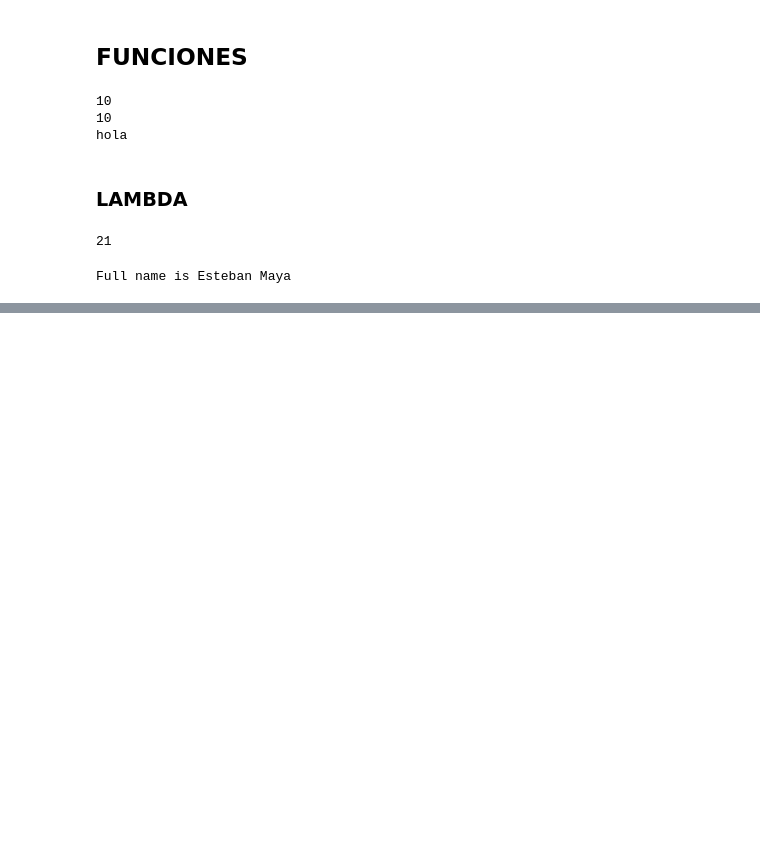
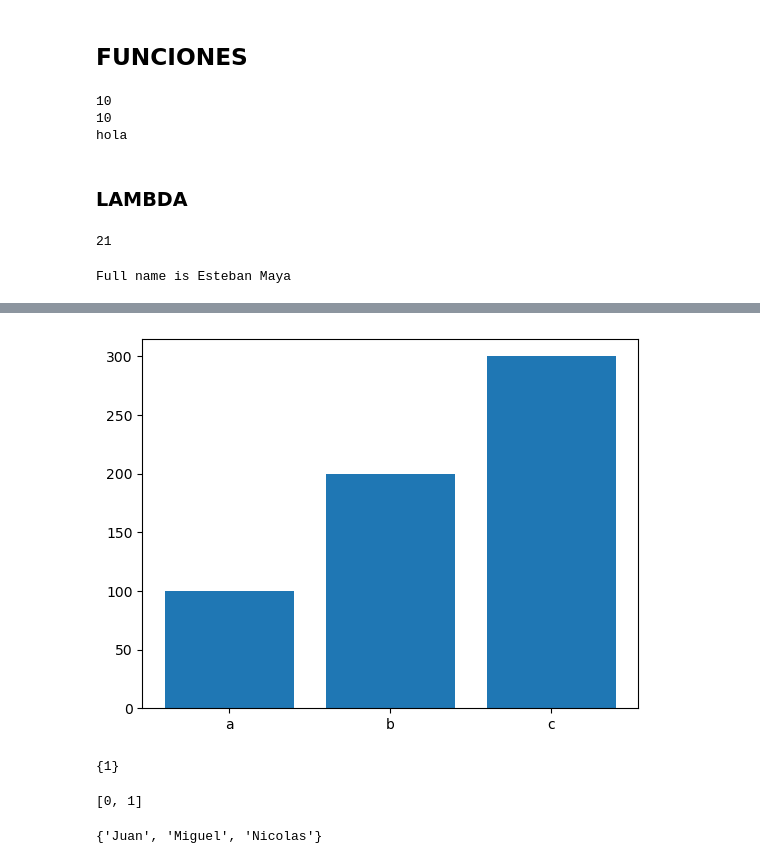
Before and after one commit to EstebanMa12/ETAPA-2-AVANZATECH, a Jupyter notebook: modulo2.ipynb, the cells around one changed output, grey strips where cells are left out. Saved outputs shown, nothing was run; the diff lists cells and outputs as text; code cells hidden in the pictures; blank space fills up the shorter version.

```diff
--- a/modulo2.ipynb
+++ b/modulo2.ipynb
@@ -206,0 +433,20 @@ Full name is Esteban Maya
+# %%
+generate_bar_chart()
+# %% [output]
+[figure, added]
+# %%
+a = {1,2}
+b = {2,3}
+print(a - b)
+# %% [output]
+{1}
+# %%
+n= [i-1 for i in range(1,6) if i<=2]
+n
+# %% [output]
+[0, 1]
+# %%
+names = {'Nicolas', 'Miguel', 'Juan', 'Nicolas'}
+print(names)
+# %% [output]
+{'Juan', 'Miguel', 'Nicolas'}
```
Also changed, not shown: parts of 32 cells of this notebook, 4 other files.
